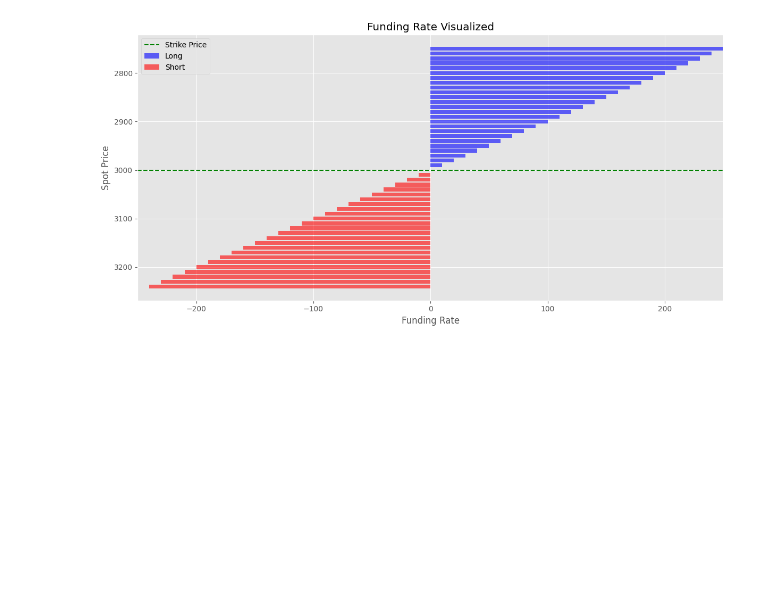
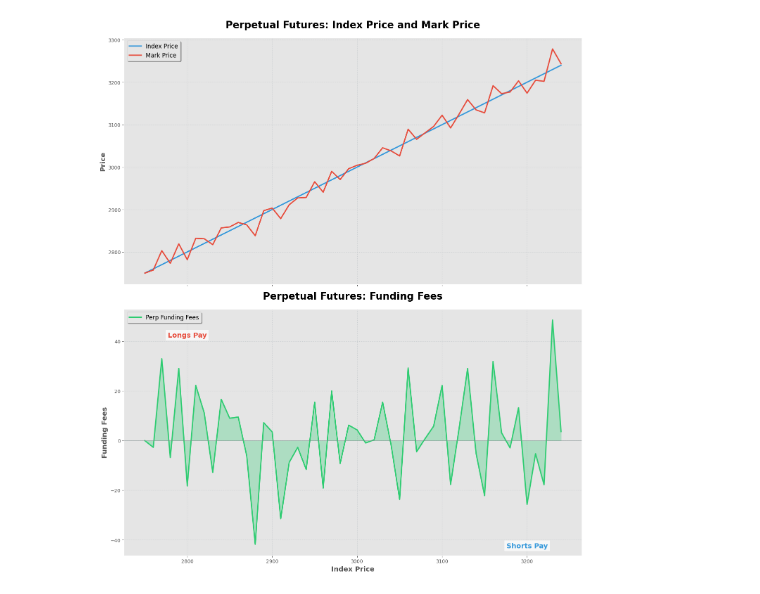
Before and after one commit to 0xahzam/research, a Jupyter notebook: understanding_perps/playground.ipynb, the cells around one changed output. Drawn from its saved outputs; the diff is of its cells as text; code cells hidden in the pictures; blank space fills up the shorter version.

```diff
--- a/understanding_perps/playground.ipynb
+++ b/understanding_perps/playground.ipynb
@@ -95,33 +4,0 @@ plt.show()
-# %%
-# Create the plot
-fig, ax = plt.subplots(figsize=(12, 6))
-
-# Plot funding rates
-ax.barh(spot_strike_funding['spot_price'], spot_strike_funding['funding_rate_long'],
-        height=8, color='blue', alpha=0.6, label='Long')
-ax.barh(spot_strike_funding['spot_price'], -spot_strike_funding['funding_rate_short'],
-        height=8, color='red', alpha=0.6, label='Short')
-
-# Set labels and title
-ax.set_ylabel('Spot Price')
-ax.set_xlabel('Funding Rate')
-ax.set_title('Funding Rate Visualized')
-
-# Add a vertical line at the strike price
-ax.axhline(y=strike, color='green', linestyle='--', label='Strike Price')
-
-# Adjust the x-axis to be symmetrical
-max_rate = max(funding_long.max(), funding_short.max())
-ax.set_xlim(-max_rate, max_rate)
-
-# Add legend
-ax.legend()
-
-# Invert y-axis to have higher prices at the top
-ax.invert_yaxis()
-
-# Show the plot
-plt.tight_layout()
-plt.show()
-# %% [output]
-[figure, removed]
@@ -127,0 +46,39 @@ plt.show()
+# %%
+# Set the style
+plt.style.use("ggplot")
+
+# Graph 1: Perpetual Futures
+fig1, (ax1, ax2) = plt.subplots(2, 1, figsize=(14, 16), sharex=True)
+
+# Plot 1: Prices for Perp
+ax1.plot(perp["index_price"], perp["index_price"], label="Index Price", color="#3498db", linewidth=2.5)
+ax1.plot(perp["index_price"], perp["mark_price"], label="Mark Price", color="#e74c3c", linewidth=2.5)
+
+# Plot 2: Perp Funding Fees
+ax2.plot(perp["index_price"], perp["funding_fees"], label="Perp Funding Fees", color="#2ecc71", linewidth=2.5)
+ax2.axhline(y=0, color="#7f8c8d", linestyle="-", linewidth=0.5)
+ax2.fill_between(perp["index_price"], 0, perp["funding_fees"], alpha=0.3, color="#2ecc71")
+
+# Add "Longs Pay" and "Shorts Pay" labels to perp funding fees plot
+y_min, y_max = ax2.get_ylim()
+max_abs_funding = max(abs(y_min), abs(y_max))
+ax2.text(2800, max_abs_funding * 0.5, "Longs Pay", fontsize=14, ha="center", va="center", color="#e74c3c", fontweight="bold", bbox=dict(facecolor="white", edgecolor="none", alpha=0.7))
+ax2.text(3200, -max_abs_funding * 0.5, "Shorts Pay", fontsize=14, ha="center", va="center", color="#3498db", fontweight="bold", bbox=dict(facecolor="white", edgecolor="none", alpha=0.7))
+
+# Customize the plots for Perp
+ax1.set_title("Perpetual Futures: Index Price and Mark Price", fontsize=20, fontweight="bold", pad=20)
+ax1.set_ylabel("Price", fontsize=14, fontweight="bold")
+ax2.set_title("Perpetual Futures: Funding Fees", fontsize=20, fontweight="bold", pad=20)
+ax2.set_xlabel("Index Price", fontsize=14, fontweight="bold")
+ax2.set_ylabel("Funding Fees", fontsize=14, fontweight="bold")
+
+# Enhance the legends for Perp
+for ax in [ax1, ax2]:
+    ax.legend(fontsize=12, loc="upper left", fancybox=True, shadow=True)
+    ax.grid(True, linestyle=":", alpha=0.7, color="#bdc3c7")
+
+# Adjust the layout and display the Perp plot
+plt.tight_layout()
+plt.show()
+# %% [output]
+[figure, added]
```
Also changed, not shown: parts of 4 cells of this notebook, 7 other files.
